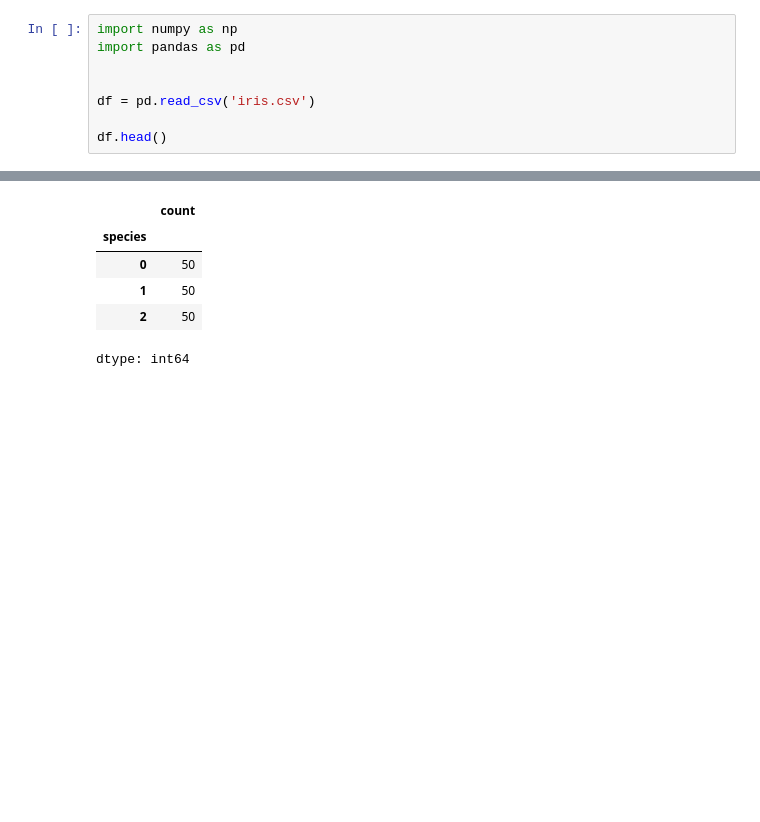
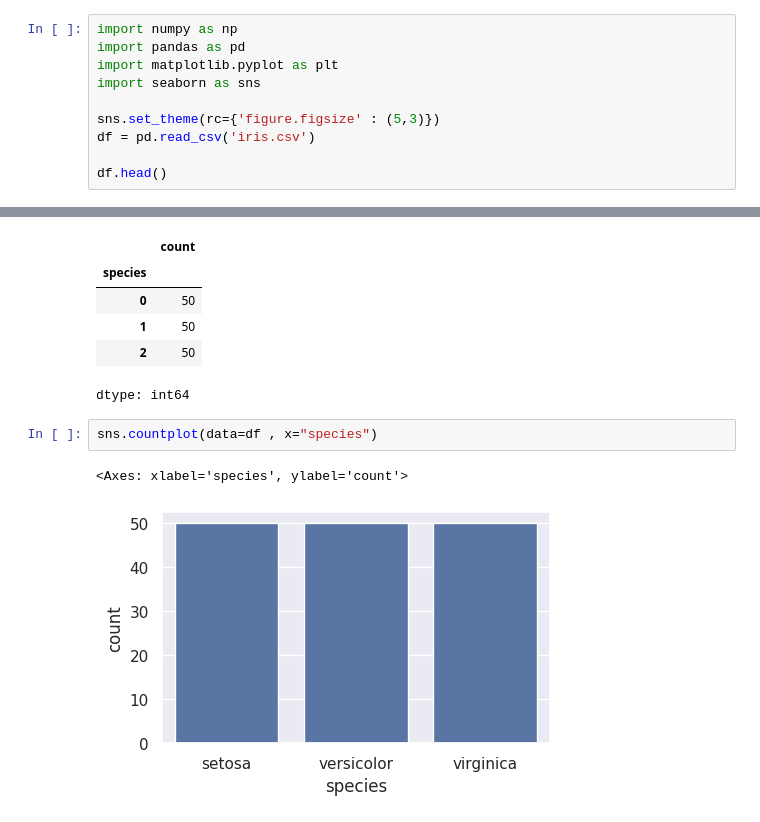
Before and after one commit to AniketJoshi111/Dsbda_codes, a Jupyter notebook: assign3.ipynb, the cells around one changed output, grey strips where cells are left out. Drawn from its saved outputs; the diff is of its cells as text; blank space fills up the shorter version.

```diff
--- a/assign3.ipynb
+++ b/assign3.ipynb
@@ -3,8 +3,10 @@
 # %%
 import numpy as np
 import pandas as pd
+import matplotlib.pyplot as plt
+import seaborn as sns
 
-
+sns.set_theme(rc={'figure.figsize' : (5,3)})
 df = pd.read_csv('iris.csv')
 
 df.head()
@@ -123,3 +125,8 @@ df.species.value_counts()
 | 1 | 50 |
 | 2 | 50 |
 dtype: int64
+# %%
+sns.countplot(data=df , x="species")
+# %% [output]
+<Axes: xlabel='species', ylabel='count'>
+[figure, added]
```
Also changed, not shown: parts of 4 cells of this notebook.
